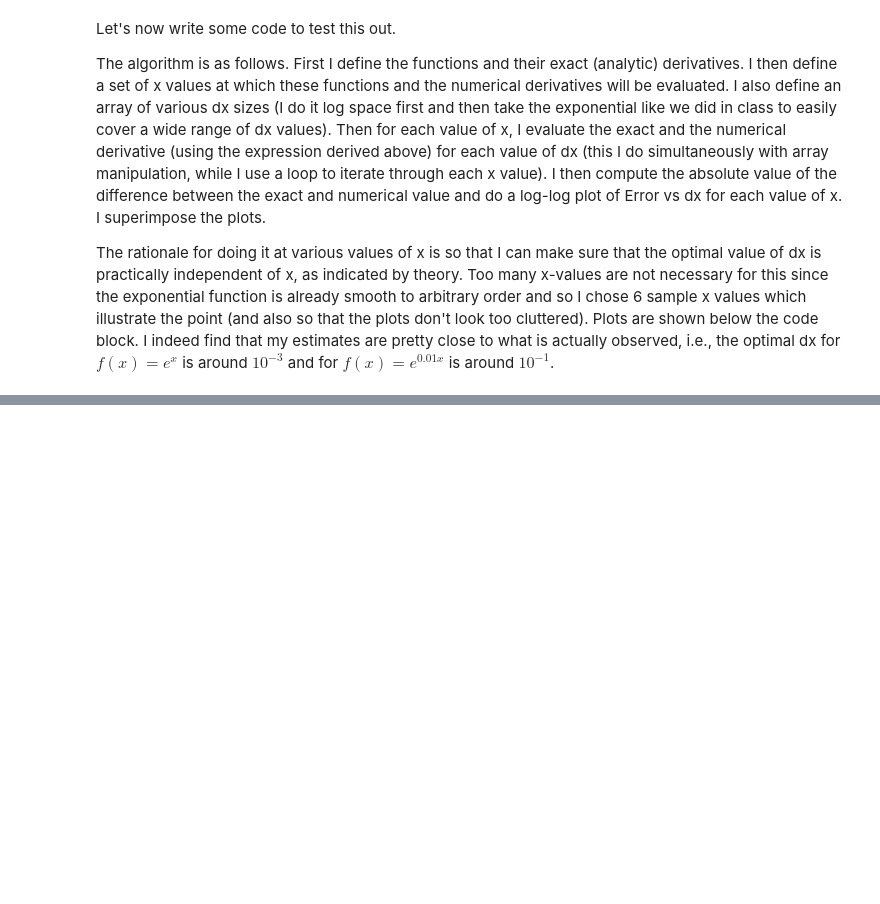
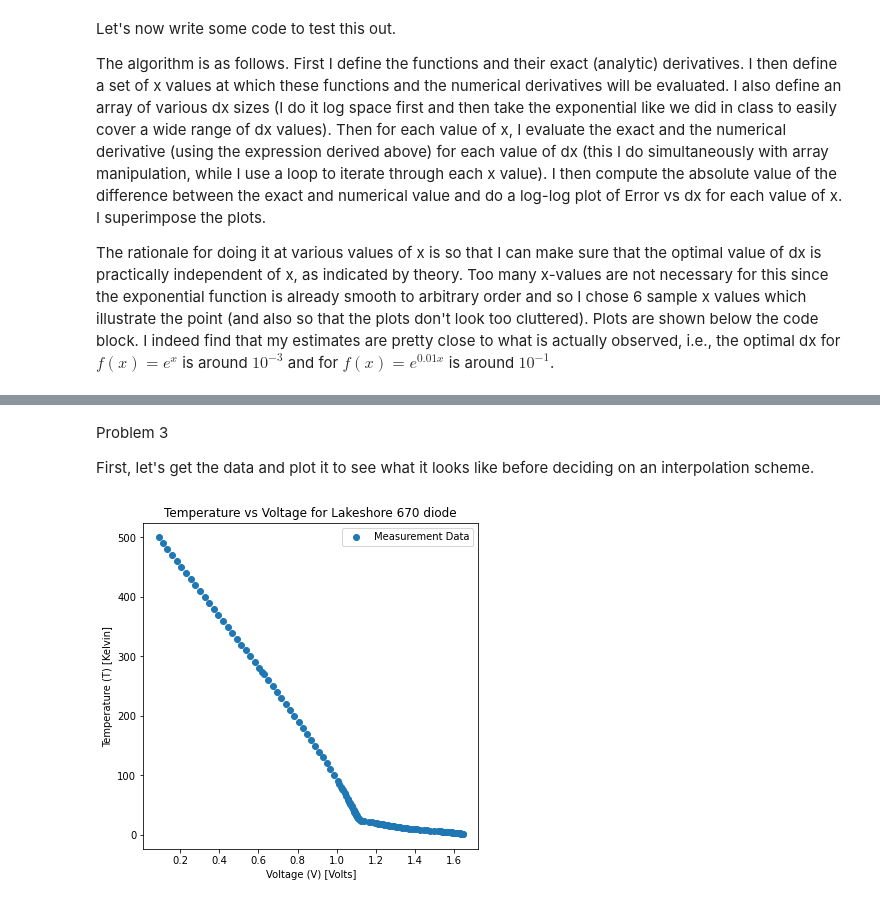
Before and after one commit to nittalas/phys512, a Jupyter notebook: PHYS512 - Assignment1_SammohithNittala.ipynb, the cells around one changed output, grey strips where cells are left out. Saved outputs shown, nothing was run; the diff lists cells and outputs as text; code cells hidden in the pictures; blank space fills up the shorter version.

```diff
--- a/PHYS512 - Assignment1_SammohithNittala.ipynb
+++ b/PHYS512 - Assignment1_SammohithNittala.ipynb
@@ -203,0 +211,21 @@ Problem 3
+# %% [markdown]
+Problem 3
+
+First, let's get the data and plot it to see what it looks like before deciding on an interpolation scheme.
+# %%
+datafile_url = "https://raw.githubusercontent.com/sievers/phys512-2022/master/problem_sets/lakeshore.txt"
+
+data = np.loadtxt(datafile_url)
+T_input = data[:,0]
+V_input = data[:,1]
+dVdT_input = data[:,2]
+
+plt.rcParams["figure.figsize"] = (6,6)
+plt.scatter(V_input,T_input, label = "Measurement Data")
+plt.xlabel("Voltage (V) [Volts]")
+plt.ylabel("Temperature (T) [Kelvin]")
+plt.title("Temperature vs Voltage for Lakeshore 670 diode")
+plt.legend()
+plt.show()
+# %% [output]
+[figure, added]
```
Also changed, not shown: parts of 43 cells of this notebook.
